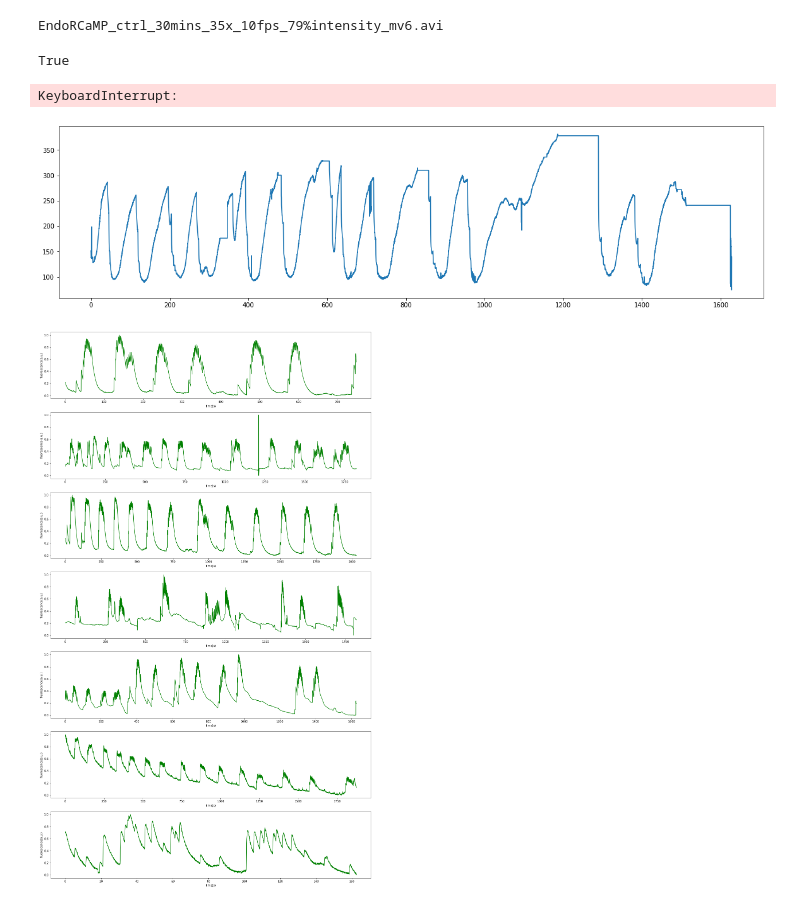
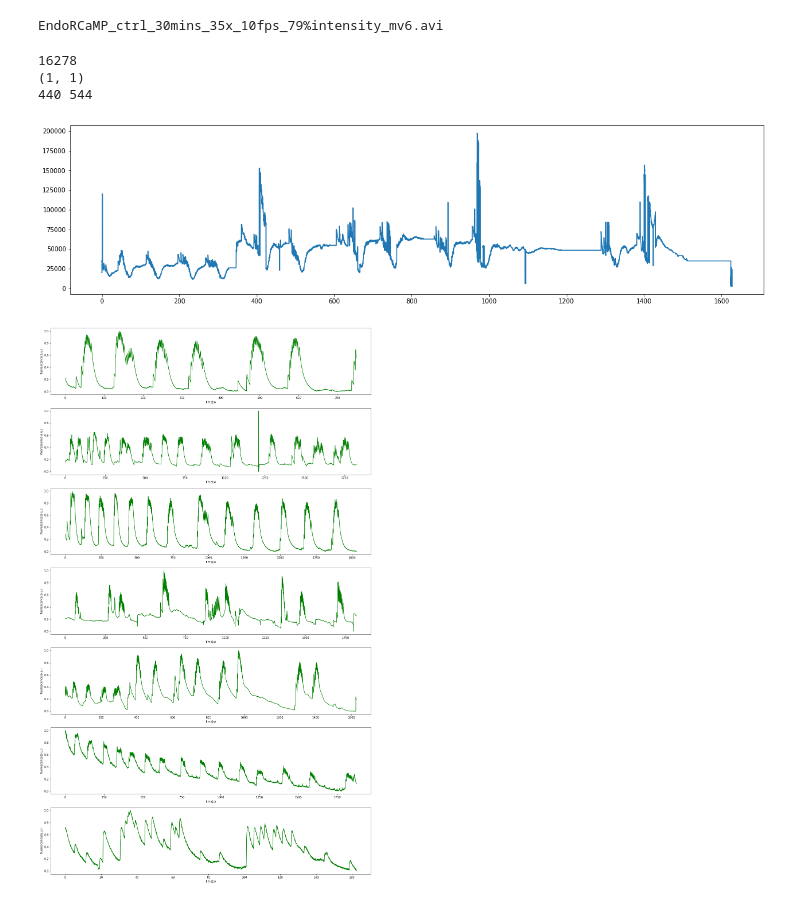
Before and after one commit to hengjiwang/hydracv, a Jupyter notebook: hydracv/fluo_analysis.ipynb, the cells around one changed output. Cells and saved outputs as stored; diff of their text form; code cells hidden in the pictures.

Commit message:
Peduncle Fluo added

```diff
--- a/hydracv/fluo_analysis.ipynb
+++ b/hydracv/fluo_analysis.ipynb
@@ -22,10 +22,10 @@ PATHNAME = ["/home/hengji/Documents/hydra/videos/Control-EGCaMP_exp1_a1_30x10fps
 FPS = [10, 10, 10, 10, 10, 4, 20]
 # %%
 # Create an analyzer
-anlzr = Analyzer()
+# anlzr = Analyzer()
 
 # Or... Import a saved one
-# anlzr = pickle.load(open("./objects/2020-04-01-23-24.txt", "rb"))
+anlzr = pickle.load(open("./objects/2020-04-04-20-09.txt", "rb"))
 # %%
 # Add video to the analyzer
 PATHNAME = ["/home/shashank/Downloads/test_class/EndoRCaMP_ctrl_30mins_35x_10fps_79%intensity_mv6.avi"]
@@ -37,14 +37,15 @@ anlzr.videos()
 # %% [output]
 EndoRCaMP_ctrl_30mins_35x_10fps_79%intensity_mv6.avi
 # %%
-anlzr.find_midline()
+anlzr.peduncle_fluos()
 # %% [output]
-True
+16278
+(1, 1)
+440 544
-KeyboardInterrupt:
 # %%
-anlzr.plot_midline_len()
+anlzr.plot_peduncle_fluo()
 # %% [output]
-[figure, old version]
+[figure, new version]
 # %%
 # Trace the fluorescences
 anlzr.trace_fluos(normalized=True,
```
Also changed, not shown: 5 other files.
